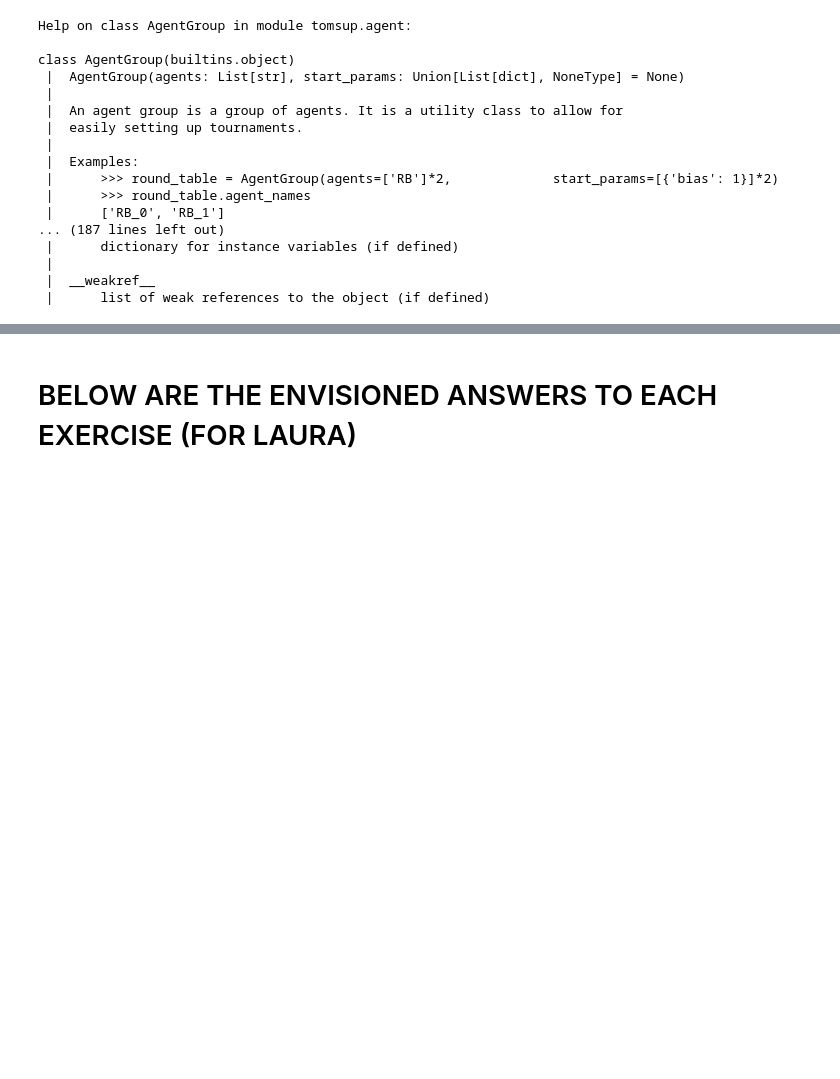
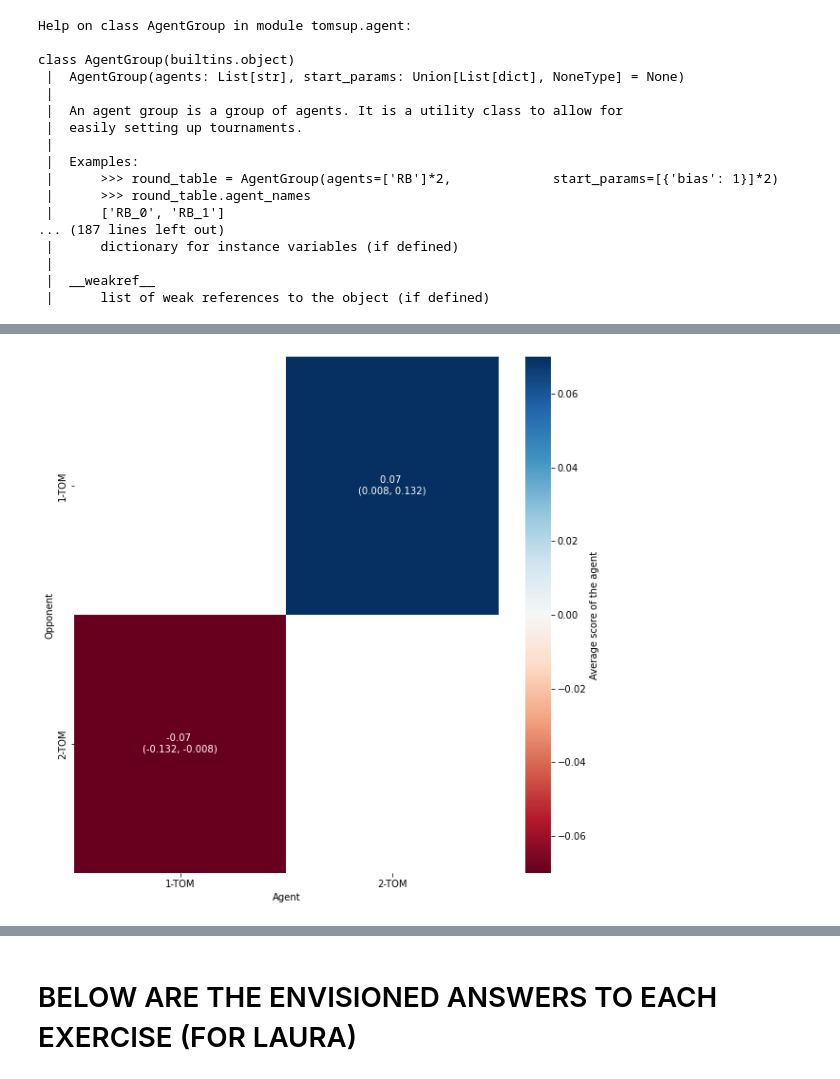
Before and after one commit to marieke-woensdregt/ABCM_Course, a Jupyter notebook: ABCM_Lab_01.ipynb, the cells around one changed output, grey strips where cells are left out. Saved outputs shown, nothing was run; the diff lists cells and outputs as text; code cells hidden in the pictures; blank space fills up the shorter version.

````diff
--- a/ABCM_Lab_01.ipynb
+++ b/ABCM_Lab_01.ipynb
@@ -96,3 +96,9 @@ Use the following input arguments:
     - the default parameters (i.e., empty dictionary) for all other agent types
 
 Once you've created your ```group``` object, print it and inspect it, using ```print(group)```
+# %%
+agent_types = ['RB', 'QL', 'WSLS', '1-TOM', '2-TOM']
+
+group = ts.create_agents(agent_types, starting_parameters)
+
+print(group)
@@ -124,0 +143,2 @@ class AgentGroup(builtins.object)
+# %%
+group.set_env(env='round_robin')
@@ -124,0 +206,5 @@ class AgentGroup(builtins.object)
+# %%
+plt.rcParams["figure.figsize"] = [10, 10] # Set figure size
+group.plot_heatmap(cmap="RdBu")
+# %% [output]
+[figure, added]
````
Also changed, not shown: parts of 24 cells of this notebook.
